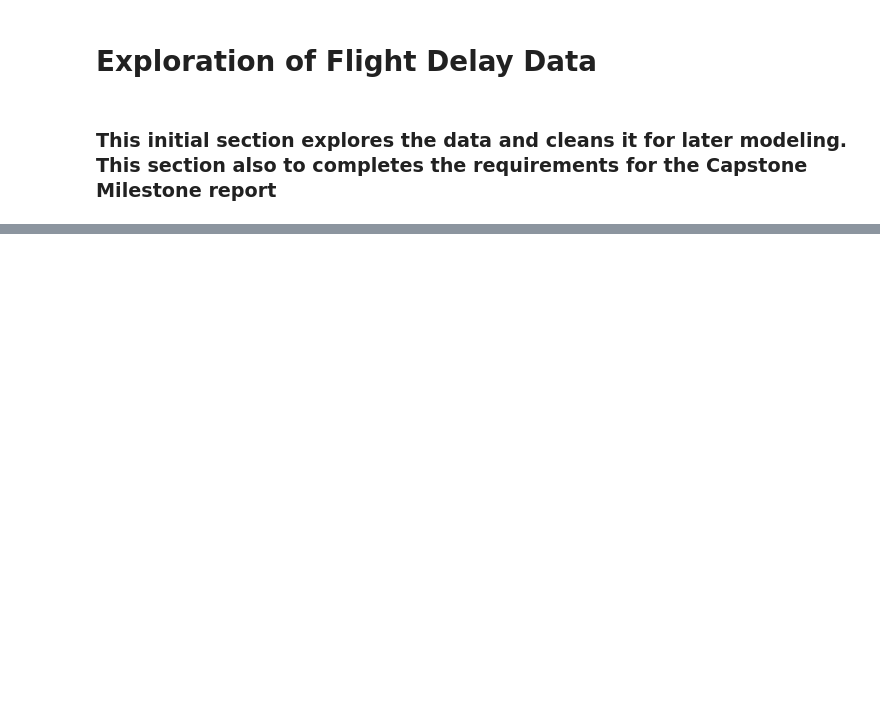
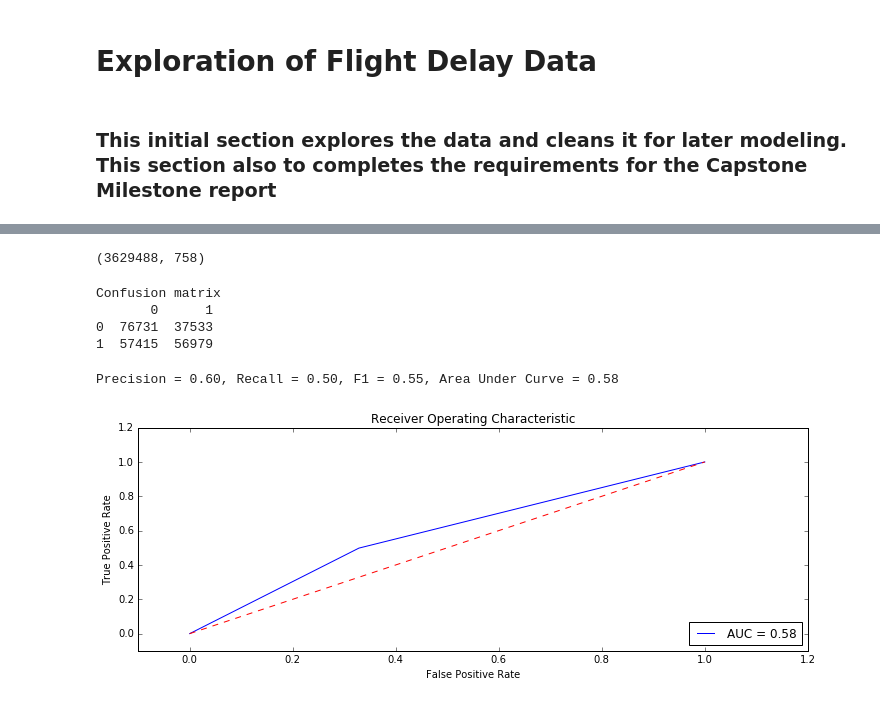
Before and after one commit to yaskyj/datascienceintensive, a Jupyter notebook: capstone/Flight Delays.ipynb, the cells around one changed output, grey strips where cells are left out. Drawn from its saved outputs; the diff is of its cells as text; code cells hidden in the pictures; blank space fills up the shorter version.

```diff
--- a/capstone/Flight Delays.ipynb
+++ b/capstone/Flight Delays.ipynb
@@ -295,13 +318,14 @@ training.UNIQUE_CARRIER = le.fit_transform(training.UNIQUE_CARRIER)
 training.ORIGIN = le.fit_transform(training.ORIGIN)
 training.DEST = le.fit_transform(training.DEST)
 # %%
-%%time
-categ = [list(training.columns).index(x) for x in 'DAY_OF_MONTH', 'DAY_OF_WEEK', 'UNIQUE_CARRIER',
-         'ORIGIN', 'DEST', 'hour']
+categ = [list(training.columns).index(x) for x in 'DAY_OF_MONTH', 'DAY_OF_WEEK',
+         'UNIQUE_CARRIER', 'ORIGIN', 'DEST', 'hour']
 enc = preprocessing.OneHotEncoder(categorical_features = categ)
 training['UNIQUE_CARRIER'] = pd.factorize(training['UNIQUE_CARRIER'])[0]
 training['ORIGIN'] = pd.factorize(training['ORIGIN'])[0]
 training['DEST'] = pd.factorize(training['DEST'])[0]
 sparse_train = enc.fit_transform(training)
 print sparse_train.shape
+# %% [output]
+(3629488, 758)
 # %%
@@ -314,24 +337,41 @@ features_train_2, features_test_2, labels_train_2, labels_test_2 = \
 features_train, features_test, labels_train, labels_test = \
     cross_validation.train_test_split(features_train_2, labels_train_2, test_size=0.70)
 # %%
-%%time
-#d_tree = tree.DecisionTreeClassifier(min_samples_split=1000).fit(features_train, labels_train)
-# Best so far: clf_rf = ensemble.RandomForestClassifier(n_estimators=50, n_jobs=-1, min_samples_split=50).fit(features_train, labels_train)
-# forest = ensemble.RandomForestClassifier(n_estimators=50, n_jobs=-1).fit(features_train, labels_train)
 # naive = GaussianNB().fit(features_train, labels_train)
-forest = ensemble.RandomForestClassifier(n_estimators=100, n_jobs=-1).fit(features_train, labels_train)
+forest = ensemble.RandomForestClassifier(n_estimators=10,
+                                         n_jobs=-1).fit(features_train, labels_train)
 # %%
-%%time
 # Evaluate on test set
 pred = forest.predict(features_test)
 
 
 # print results
 cm = metrics.confusion_matrix(labels_test, pred)
 print("Confusion matrix")
 print(pd.DataFrame(cm))
 
-report_rf = metrics.precision_recall_fscore_support(list(labels_test), list(pred), average='micro')
-print "precision = %0.2f, recall = %0.2f, F1 = %0.2f, accuracy = %0.2f\n" % \
-        (report_rf[0], report_rf[1], report_rf[2], metrics.roc_auc_score(list(labels_test.values), list(pred)))
+report_rf = metrics.precision_recall_fscore_support(list(labels_test),
+                                                    list(pred), average='micro')
+print "Precision = %0.2f, Recall = %0.2f, F1 = %0.2f, Area Under Curve = %0.2f\n" % \
+        (report_rf[0], report_rf[1], report_rf[2],
+         metrics.roc_auc_score(list(labels_test.values), list(pred)))
+false_positive_rate, true_positive_rate, thresholds = metrics.roc_curve(list(labels_test), list(pred))
+roc_auc = metrics.auc(false_positive_rate, true_positive_rate)
+plt.title('Receiver Operating Characteristic')
+plt.plot(false_positive_rate, true_positive_rate, 'b',
+label='AUC = %0.2f'% roc_auc)
+plt.legend(loc='lower right')
+plt.plot([0,1],[0,1],'r--')
+plt.xlim([-0.1,1.2])
+plt.ylim([-0.1,1.2])
+plt.ylabel('True Positive Rate')
+plt.xlabel('False Positive Rate')
+plt.show()
+# %% [output]
+Confusion matrix
+       0      1
+0  76731  37533
+1  57415  56979
+Precision = 0.60, Recall = 0.50, F1 = 0.55, Area Under Curve = 0.58
+[figure, added]
 # %%
```
Also changed, not shown: parts of 21 cells of this notebook.
